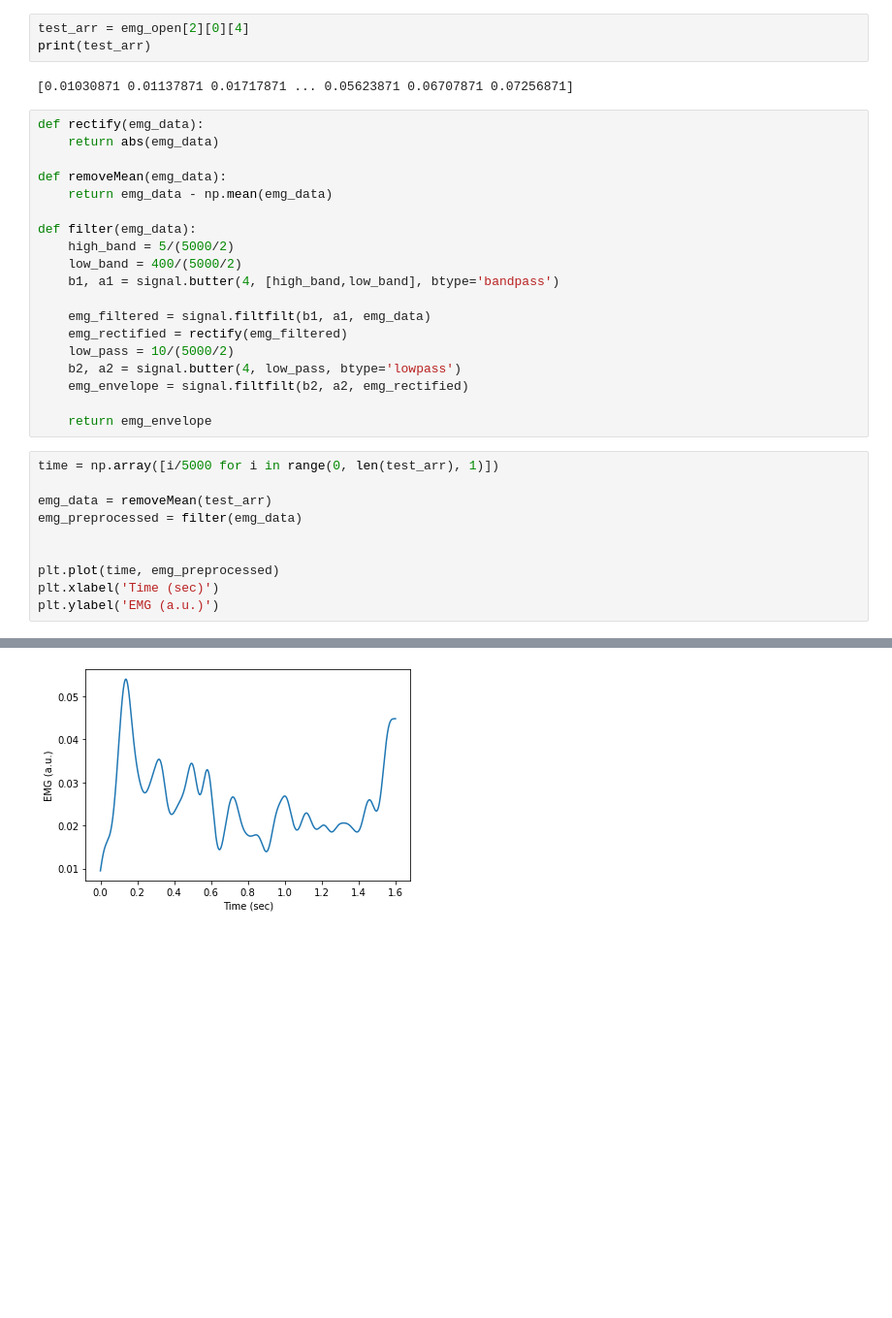
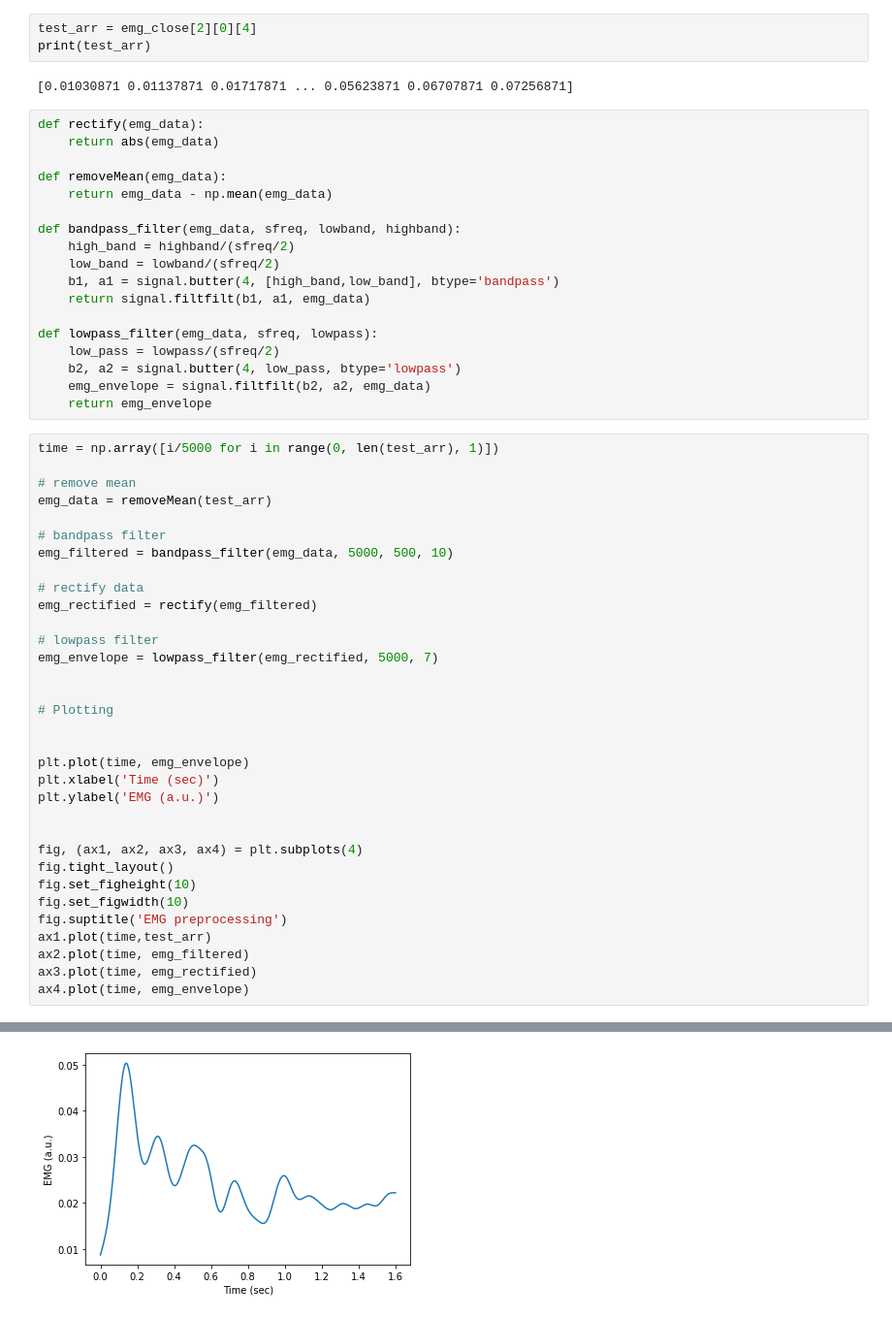
Before and after one commit to NeurotechDavis/BCI_Data_Retrieval, a Jupyter notebook: BCI_DataRetrieval_Script_EMG.ipynb, the cells around one changed output, grey strips where cells are left out. Shown: that part at 97% size. Saved outputs shown, nothing was run; the diff lists cells and outputs as text; blank space fills up the shorter version.

Commit message:
EMG Preprocessing

```diff
--- a/BCI_DataRetrieval_Script_EMG.ipynb
+++ b/BCI_DataRetrieval_Script_EMG.ipynb
@@ -270,5 +198,5 @@ dict_values([[array([[ 0.01323144,  0.00774144,  0.00224144, ..., -0.00645856,
 # %%
-test_arr = emg_open[2][0][4]
+test_arr = emg_close[2][0][4]
 print(test_arr)
 # %% [output]
 [0.01030871 0.01137871 0.01717871 ... 0.05623871 0.06707871 0.07256871]
@@ -279,26 +207,48 @@ def rectify(emg_data):
 def removeMean(emg_data):
     return emg_data - np.mean(emg_data)
 
-def filter(emg_data):
-    high_band = 5/(5000/2)
-    low_band = 400/(5000/2)
+def bandpass_filter(emg_data, sfreq, lowband, highband):
+    high_band = highband/(sfreq/2)
+    low_band = lowband/(sfreq/2)
     b1, a1 = signal.butter(4, [high_band,low_band], btype='bandpass')
+    return signal.filtfilt(b1, a1, emg_data)
 
-    emg_filtered = signal.filtfilt(b1, a1, emg_data)
-    emg_rectified = rectify(emg_filtered)
-    low_pass = 10/(5000/2)
+def lowpass_filter(emg_data, sfreq, lowpass):
+    low_pass = lowpass/(sfreq/2)
     b2, a2 = signal.butter(4, low_pass, btype='lowpass')
-    emg_envelope = signal.filtfilt(b2, a2, emg_rectified)
-
+    emg_envelope = signal.filtfilt(b2, a2, emg_data)
     return emg_envelope
 # %%
 time = np.array([i/5000 for i in range(0, len(test_arr), 1)])
 
+# remove mean
 emg_data = removeMean(test_arr)
-emg_preprocessed = filter(emg_data)
+
+# bandpass filter
+emg_filtered = bandpass_filter(emg_data, 5000, 500, 10)
+
+# rectify data
+emg_rectified = rectify(emg_filtered)
+
+# lowpass filter
+emg_envelope = lowpass_filter(emg_rectified, 5000, 7)
 
 
-plt.plot(time, emg_preprocessed)
+# Plotting
+
+
+plt.plot(time, emg_envelope)
 plt.xlabel('Time (sec)')
 plt.ylabel('EMG (a.u.)')
+
+
+fig, (ax1, ax2, ax3, ax4) = plt.subplots(4)
+fig.tight_layout()
+fig.set_figheight(10)
+fig.set_figwidth(10)
+fig.suptitle('EMG preprocessing')
+ax1.plot(time,test_arr)
+ax2.plot(time, emg_filtered)
+ax3.plot(time, emg_rectified)
+ax4.plot(time, emg_envelope)
 # %% [output]
@@ -306 +256 @@ Text(0, 0.5, 'EMG (a.u.)')
-[figure, old version]
+[figure, new version]
```
Also changed, not shown: parts of 6 cells of this notebook.
